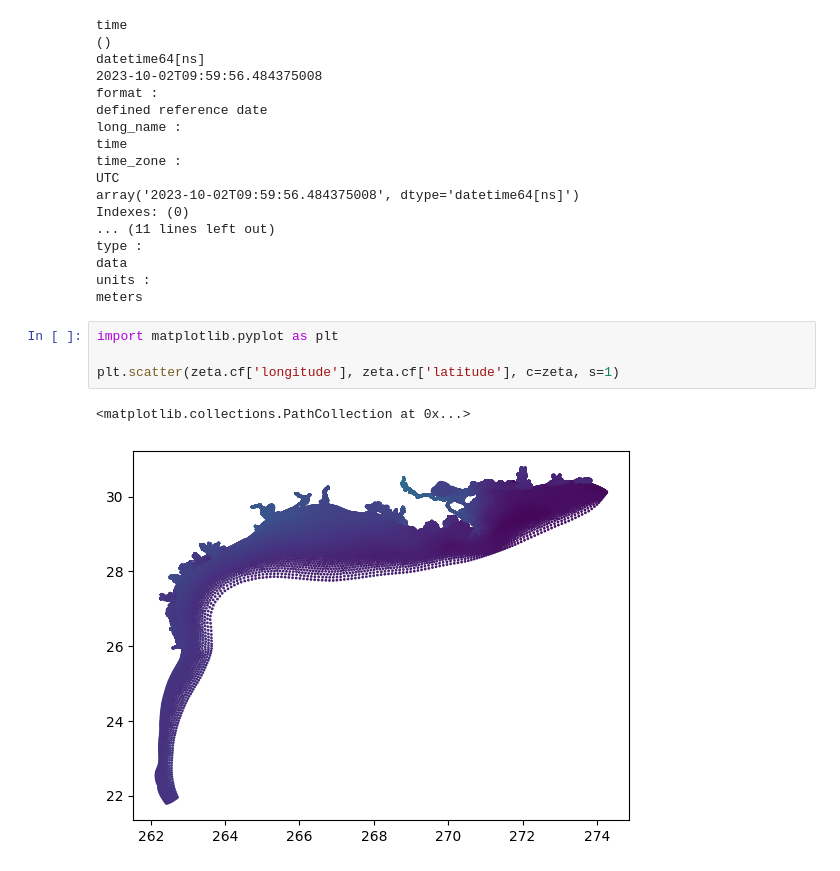
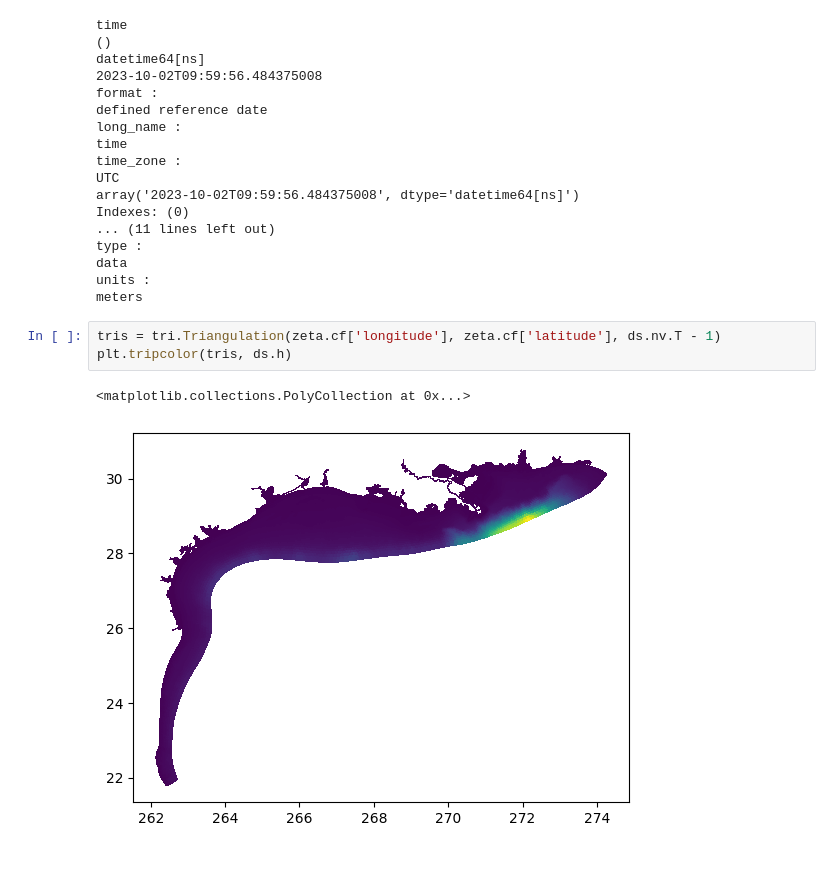
Before and after one commit to mpiannucci/ocean-notebooks, a Jupyter notebook: ngofs2.ipynb, the cells around one changed output. Drawn from its saved outputs; the diff is of its cells as text.

Commit message:
Update the ngofs2 plot

```diff
--- a/ngofs2.ipynb
+++ b/ngofs2.ipynb
@@ -122,10 +124,9 @@ type :
 data
 units :
 meters
-# %%
-import matplotlib.pyplot as plt
-
-plt.scatter(zeta.cf['longitude'], zeta.cf['latitude'], c=zeta, s=1)
-# %% [output]
-<matplotlib.collections.PathCollection at 0x...>
-[figure, removed]
+# %%
+tris = tri.Triangulation(zeta.cf['longitude'], zeta.cf['latitude'], ds.nv.T - 1)
+plt.tripcolor(tris, ds.h)
+# %% [output]
+<matplotlib.collections.PolyCollection at 0x...>
+[figure, added]
```
Also changed, not shown: parts of 1 cell of this notebook.
